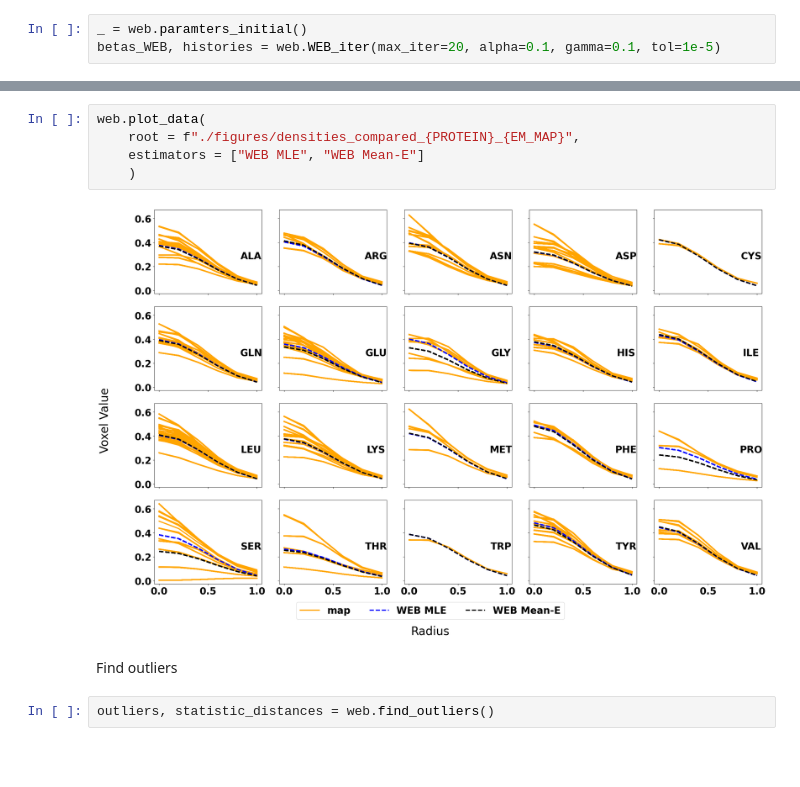
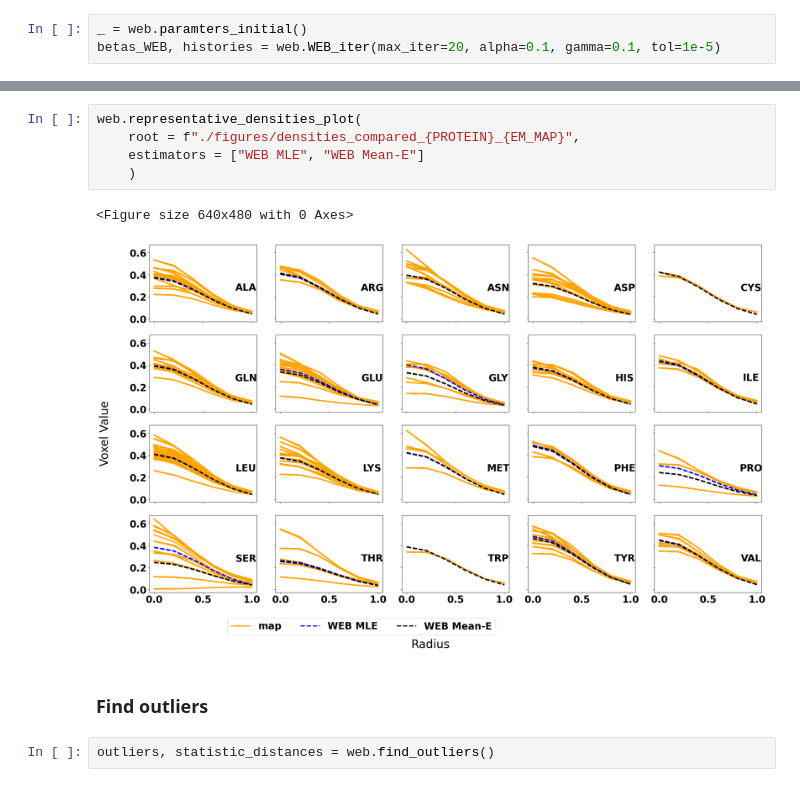
Before and after one commit to bookbnnbnn/Weighted-Empirical-Baysian-Model, a Jupyter notebook: Instance_real_data.ipynb, the cells around one changed output, grey strips where cells are left out. Drawn from its saved outputs; the diff is of its cells as text; blank space fills up the shorter version.

```diff
--- a/Instance_real_data.ipynb
+++ b/Instance_real_data.ipynb
@@ -41,12 +49,13 @@ web.plot_data(
 # %%
-web.plot_data(
+web.representative_densities_plot(
     root = f"./figures/densities_compared_{PROTEIN}_{EM_MAP}",
     estimators = ["WEB MLE", "WEB Mean-E"]
     )
 # %% [output]
+<Figure size 640x480 with 0 Axes>
-[figure, old version]
+[figure, new version]
-# %% [markdown]
-Find outliers
+# %% [markdown]
+### Find outliers
 # %%
 outliers, statistic_distances = web.find_outliers()
 # %%
```
Also changed, not shown: parts of 9 cells of this notebook, 1 other file.
